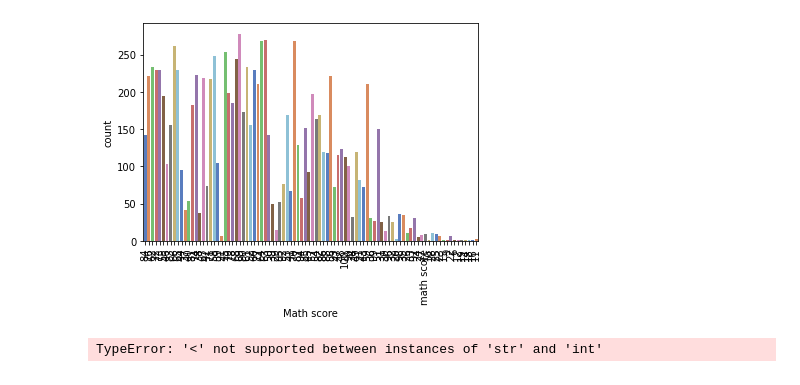
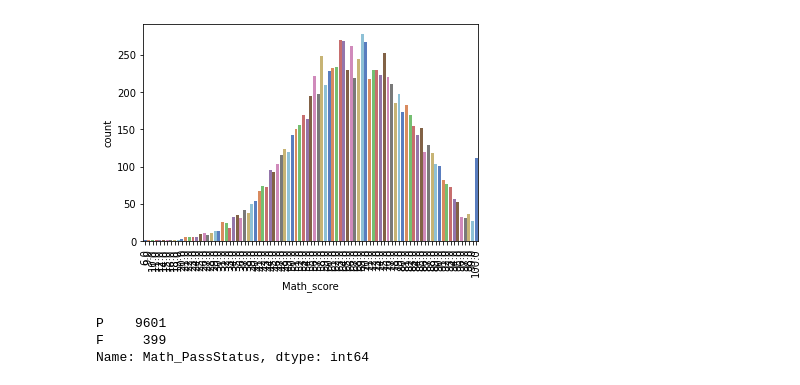
Before and after one commit to TalalMJ/EDA_Project, a Jupyter notebook: Students_EDA.ipynb, the cells around one changed output. Saved outputs shown, nothing was run; the diff lists cells and outputs as text; code cells hidden in the pictures.

```diff
--- a/Students_EDA.ipynb
+++ b/Students_EDA.ipynb
@@ -22,0 +16,4 @@ df.head()
+# %%
+df.columns = df.columns.str.replace('/', '_')
+df.columns = df.columns.str.replace(' ', '_')
+df.head()
@@ -55,4 +68,7 @@ Writing score                  1
 dtype: int64
+# %%
+###Remove missing values
+df = df[df.Math_score.notnull()]
 # %%
 df.tail()
 # %% [output]
@@ -65,11 +81,13 @@ df.tail()
 # %%
-passmark = '40'
-p = sns.countplot(x="Math score", data = df, palette="muted")
+passmark = 40
+p = sns.countplot(x="Math_score", data = df, palette="muted")
 _ = plt.setp(p.get_xticklabels(), rotation=90)
 # %% [output]
-[figure, old version]
+[figure, new version]
 # %%
-df['Math_PassStatus'] = np.where(df['Math score']<passmark, 'F', 'P')
+df['Math_PassStatus'] = np.where(df['Math_score']<passmark, 'F', 'P')
 df.Math_PassStatus.value_counts()
 # %% [output]
-TypeError: '<' not supported between instances of 'str' and 'int'
+P    9601
+F     399
+Name: Math_PassStatus, dtype: int64
```
Also changed, not shown: parts of 13 cells of this notebook.
